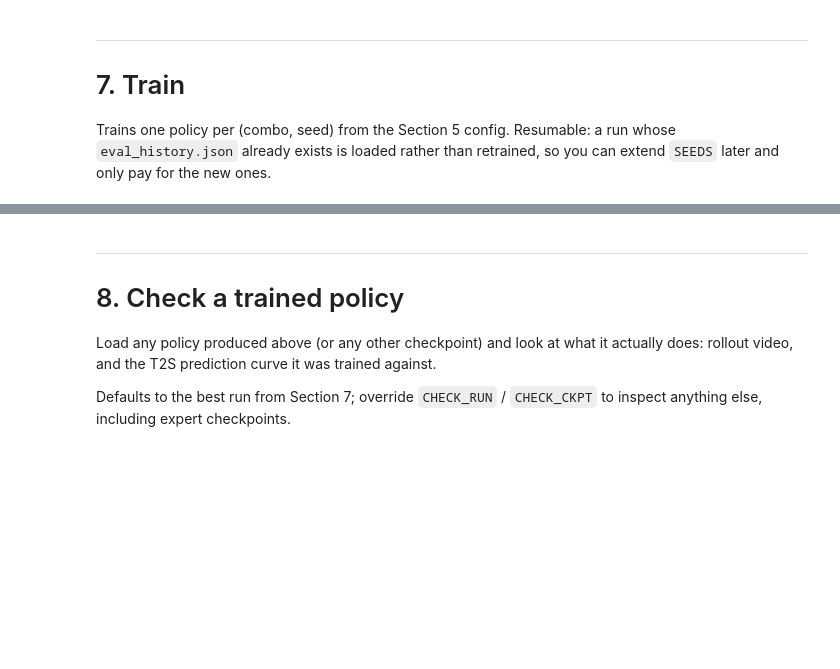
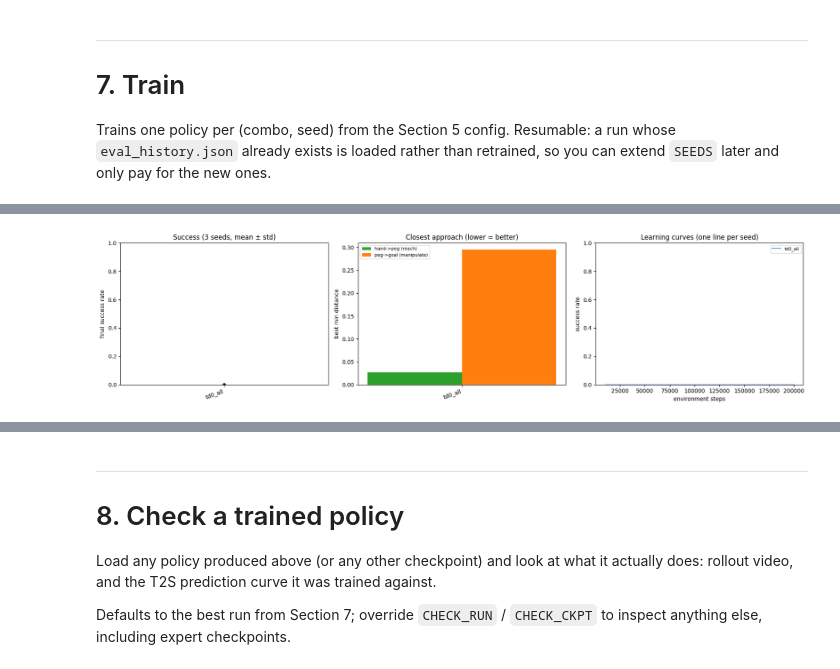
Before and after one commit to Allen-ENGI/grl-t2s, a Jupyter notebook: pipeline.ipynb, the cells around one changed output, grey strips where cells are left out. Cells and saved outputs as stored; diff of their text form; code cells hidden in the pictures; blank space fills up the shorter version.

```diff
--- a/pipeline.ipynb
+++ b/pipeline.ipynb
@@ -237,6 +395,10 @@ sweep_results = policy_train.run_sweep(
     t2s_run_dir, results, combos=COMBOS, seeds=SEEDS, t2s_seeds=T2S_SEEDS,
     sweep_name=SWEEP_NAME, reward_mode=REWARD_MODE, total_timesteps=TIMESTEPS,
     skip_existing=True,
+    # ckpt_freq == eval_freq so EVERY logged eval point has a loadable
+    # checkpoint. Previously ckpt_freq=50k vs eval_freq=10k meant peak-metric
+    # steps (e.g. 80004) had no saved policy to inspect.
+    ckpt_freq=10_000, eval_freq=10_000, n_eval_episodes=3,
 )
 
 sweep_rows = policy_train.summarize_sweep(sweep_results)
@@ -257,37 +437,46 @@ import numpy as np
 
 fig, (ax1, ax2, ax3) = plt.subplots(1, 3, figsize=(18, 4.5))
 combos_plot = [r['combo'] for r in sweep_rows]
 
 # success rate, mean +/- std across seeds, individual seeds as dots
 ax1.bar(combos_plot, [r['mean_final_success'] for r in sweep_rows],
          yerr=[r['std_final_success'] for r in sweep_rows], capsize=5, color='tab:blue')
 for i, r in enumerate(sweep_rows):
     ax1.scatter([i]*len(r['per_seed_final_success']), r['per_seed_final_success'],
                  color='black', zorder=3, s=25)
 ax1.set_ylabel('final success rate'); ax1.set_ylim(0, 1)
 ax1.set_title(f'Success ({len(SEEDS)} seeds, mean ± std)')
 
-# peg-to-goal distance: the metric that still separates all-zero-success runs
-d = [r.get('best_min_peg_goal_distance') for r in sweep_rows]
-ax2.bar(combos_plot, [x if x is not None else 0 for x in d], color='tab:orange')
-ax2.set_ylabel('best min peg-goal distance'); ax2.set_title('Closest approach (lower = better)')
+# REACH phase (hand->peg) alongside MANIPULATION phase (peg->goal).
+# peg->goal is blind to reaching: an arm that touches the peg but never grasps
+# leaves the peg at its reset position, so peg->goal stays constant either way.
+x = np.arange(len(combos_plot)); w = 0.38
+hand = [r.get('best_min_hand_peg_distance') or 0 for r in sweep_rows]
+peg  = [r.get('best_min_peg_goal_distance') or 0 for r in sweep_rows]
+ax2.bar(x - w/2, hand, w, label='hand->peg (reach)', color='tab:green')
+ax2.bar(x + w/2, peg,  w, label='peg->goal (manipulate)', color='tab:orange')
+ax2.set_xticks(x)
+ax2.set_ylabel('best min distance'); ax2.set_title('Closest approach (lower = better)')
+ax2.legend(fontsize=8)
 
 # learning curves, one line per (combo, seed)
 colors = dict(zip(COMBOS, ['tab:blue','tab:orange','tab:green','tab:red','tab:purple']))
 for (combo, sd), history in sweep_results.items():
     if not history:
         continue
     ax3.plot([h['step'] for h in history], [h['success_rate'] for h in history],
               color=colors.get(combo, 'gray'), alpha=0.75,
               label=combo if sd == SEEDS[0] else None)
 ax3.set_xlabel('environment steps'); ax3.set_ylabel('success rate'); ax3.set_ylim(0, 1)
 ax3.set_title('Learning curves (one line per seed)'); ax3.legend(fontsize=8)
 
 for ax in (ax1, ax2):
     ax.set_xticklabels(combos_plot, rotation=20, ha='right')
 plt.tight_layout()
 plt.savefig(os.path.join(sweep_dir, 'sweep_comparison.png'), dpi=150, bbox_inches='tight')
 plt.show()
+# %% [output]
+[figure, added]
 # %%
 import json, glob, os
 import numpy as np
```
Also changed, not shown: parts of 22 cells of this notebook, 5 other files.
